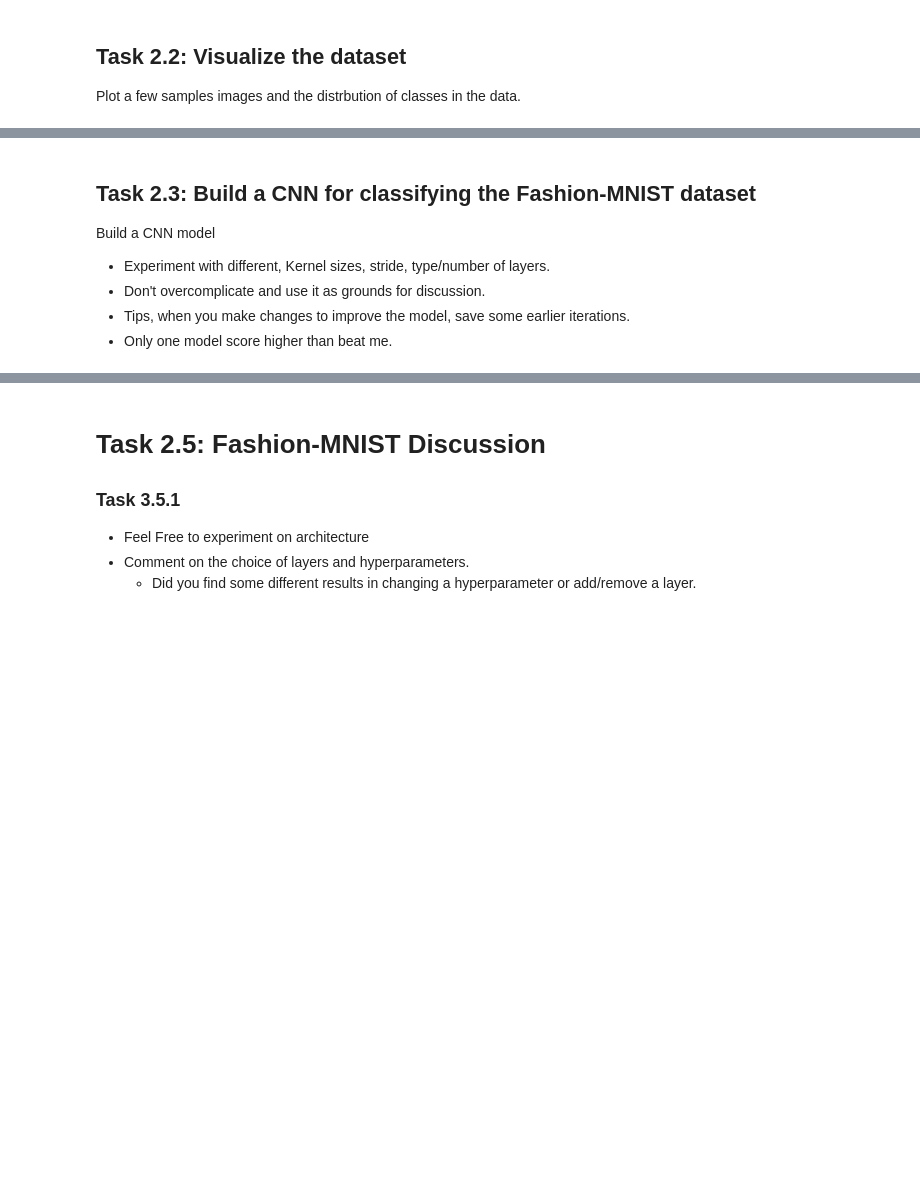
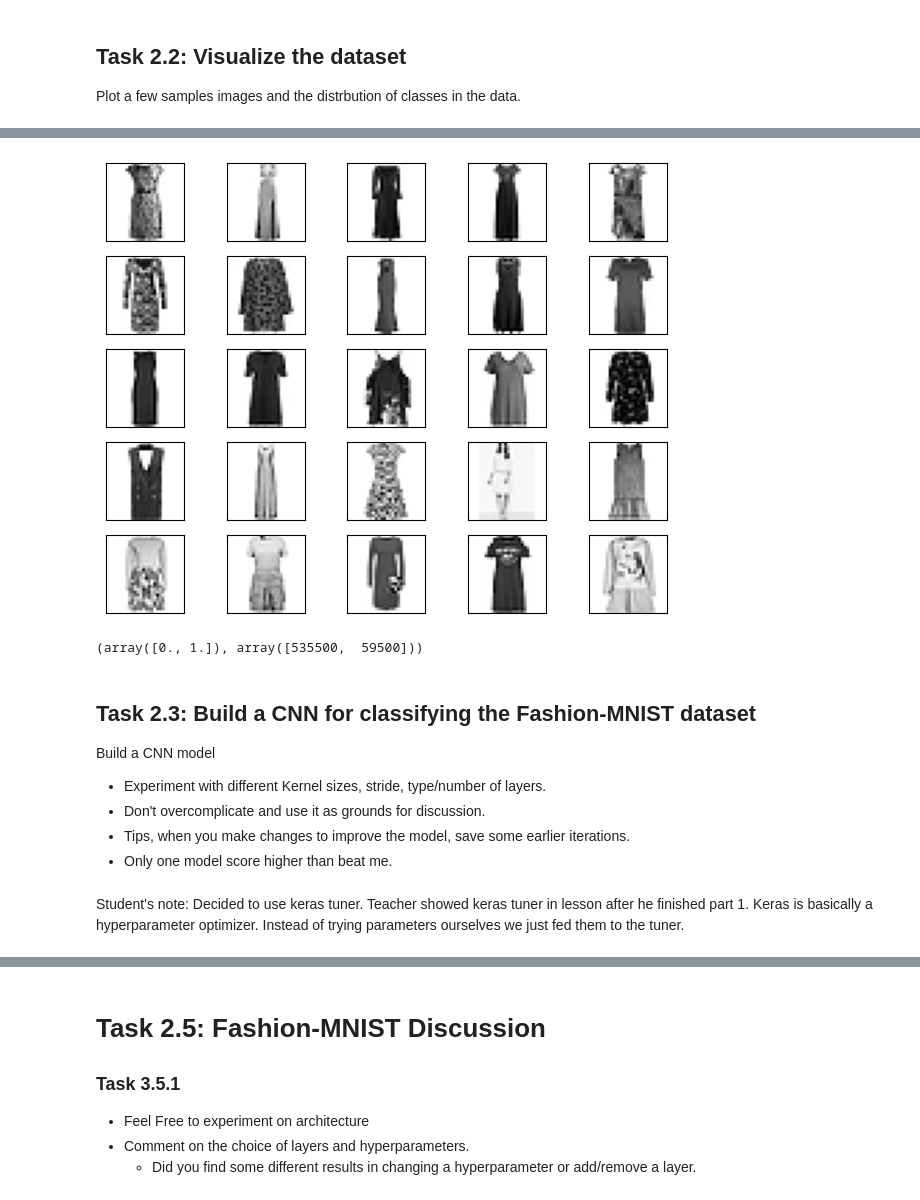
Before and after one commit to Emriey/DAT300, a Jupyter notebook: CA2/CA2_CNN_Template_02.ipynb, the cells around one changed output, grey strips where cells are left out. Cells and saved outputs as stored; diff of their text form; code cells hidden in the pictures; blank space fills up the shorter version.

```diff
--- a/CA2/CA2_CNN_Template_02.ipynb
+++ b/CA2/CA2_CNN_Template_02.ipynb
@@ -467,7 +531,29 @@ Plot a few samples images and the distrbution of classes in the data.
+# %%
+# If we want to see dresses, we change the class label to 3 for example.
+fig, ax = plt.subplots(nrows=5, ncols=5, sharex=True, sharey=True,)
+ax = ax.flatten()
+for i in range(25):
+    img = X_train_f[np.argmax(y_train_f, axis=1) == 3][i].reshape(28, 28, 1)
+    ax[i].imshow(img, cmap='Greys')
+
+ax[0].set_xticks([]); ax[0].set_yticks([])
+plt.tight_layout()
+plt.show()
+# %% [output]
+[figure, added]
+# %%
+# We can see the class distribution simply by using numpy unique.
+# We it shows that we have 10 classes woth 5950 samples each in our training label data.
+np.unique(y_train_f, return_counts=True)
+# Will fix this.
+# %% [output]
+(array([0., 1.]), array([535500,  59500]))
 # %% [markdown]
 ## Task 2.3: Build a CNN for classifying the Fashion-MNIST dataset
 Build a CNN model
-- Experiment with different, Kernel sizes, stride, type/number of layers.
+- Experiment with different Kernel sizes, stride, type/number of layers.
 - Don't overcomplicate and use it as grounds for discussion.
 - Tips, when you make changes to improve the model, save some earlier iterations.
 - Only one model score higher than beat me.
+# %% [markdown]
+Student's note: Decided to use keras tuner. Teacher showed keras tuner in lesson after he finished part 1. Keras is basically a hyperparameter optimizer. Instead of trying parameters ourselves we just fed them to the tuner.
```
Also changed, not shown: parts of 19 cells of this notebook.
